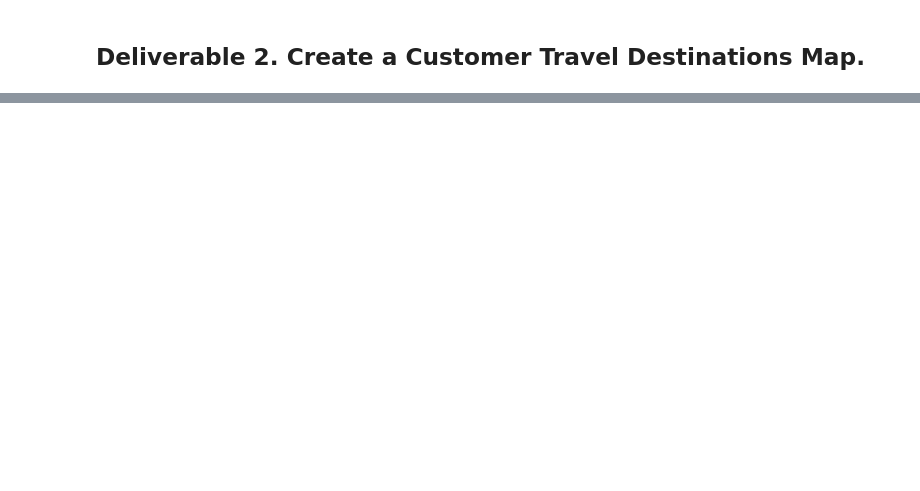
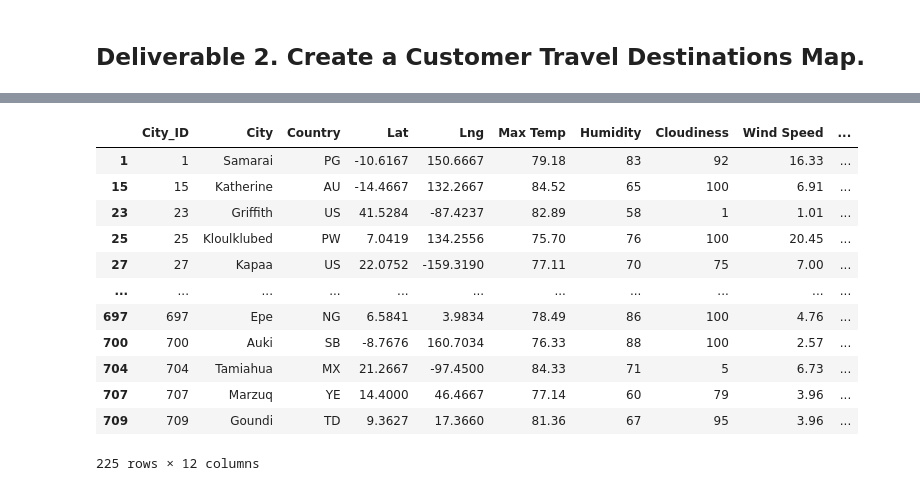
Before and after one commit to nhuquynhle22/World_Weather_Analysis, a Jupyter notebook: Vacation_Search/Vacation_Search.ipynb, the cells around one changed output, grey strips where cells are left out. Saved outputs shown, nothing was run; the diff lists cells and outputs as text; code cells hidden in the pictures; blank space fills up the shorter version.

```diff
--- a/Vacation_Search/Vacation_Search.ipynb
+++ b/Vacation_Search/Vacation_Search.ipynb
@@ -14,6 +17,6 @@ from config import g_key
 gmaps.configure(api_key=g_key)
 # %%
 # 1. Import the WeatherPy_database.csv file.
-city_data_df = pd.read_csv("weather_data/WeatherPy_Database.csv")
+city_data_df = pd.read_csv(r'C:..\Weather_Database\WeatherPy_Database.csv')
 city_data_df.head()
 # %% [output]
@@ -31,4 +70,20 @@ pcities_df = city_data_df.loc[(city_data_df["Max Temp"] <= max_temp) & \
 # %%
 # 4b. Drop any empty rows and create a new DataFrame that doesn’t have empty rows.
+completed_cities_df = pcities_df.dropna()
+completed_cities_df
+# %% [output]
+|  | City_ID | City | Country | Lat | Lng | Max Temp | Humidity | Cloudiness | Wind Speed | ... |
+| 1 | 1 | Samarai | PG | -10.6167 | 150.6667 | 79.18 | 83 | 92 | 16.33 | ... |
+| 15 | 15 | Katherine | AU | -14.4667 | 132.2667 | 84.52 | 65 | 100 | 6.91 | ... |
+| 23 | 23 | Griffith | US | 41.5284 | -87.4237 | 82.89 | 58 | 1 | 1.01 | ... |
+| 25 | 25 | Kloulklubed | PW | 7.0419 | 134.2556 | 75.70 | 76 | 100 | 20.45 | ... |
+| 27 | 27 | Kapaa | US | 22.0752 | -159.3190 | 77.11 | 70 | 75 | 7.00 | ... |
+| ... | ... | ... | ... | ... | ... | ... | ... | ... | ... | ... |
+| 697 | 697 | Epe | NG | 6.5841 | 3.9834 | 78.49 | 86 | 100 | 4.76 | ... |
+| 700 | 700 | Auki | SB | -8.7676 | 160.7034 | 76.33 | 88 | 100 | 2.57 | ... |
+| 704 | 704 | Tamiahua | MX | 21.2667 | -97.4500 | 84.33 | 71 | 5 | 6.73 | ... |
+| 707 | 707 | Marzuq | YE | 14.4000 | 46.4667 | 77.14 | 60 | 79 | 3.96 | ... |
+| 709 | 709 | Goundi | TD | 9.3627 | 17.3660 | 81.36 | 67 | 95 | 3.96 | ... |
+225 rows × 12 columns
 # %%
 # 5a. Create DataFrame called hotel_df to store hotel names along with city, country, max temp, and coordinates.
```
Also changed, not shown: parts of 13 cells of this notebook, 19 other files.
